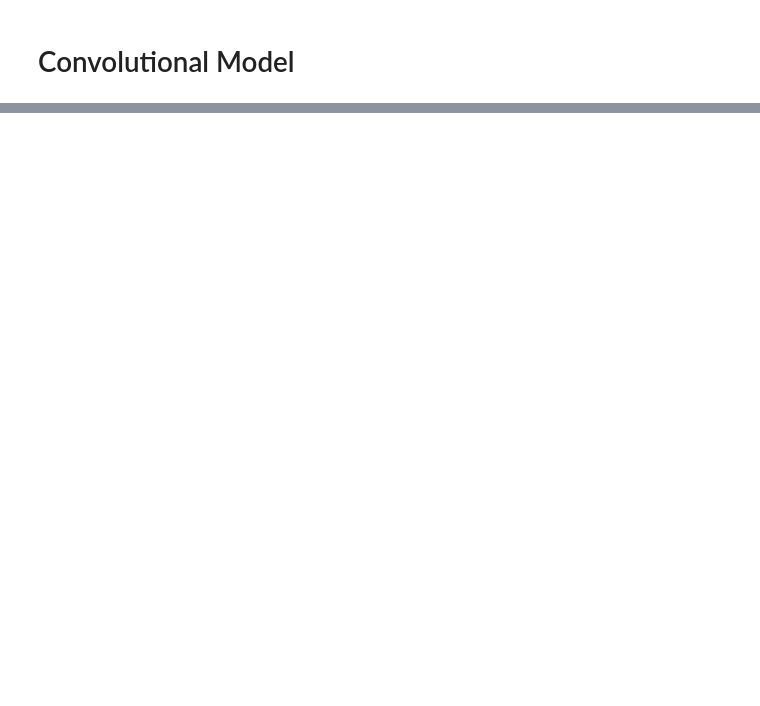
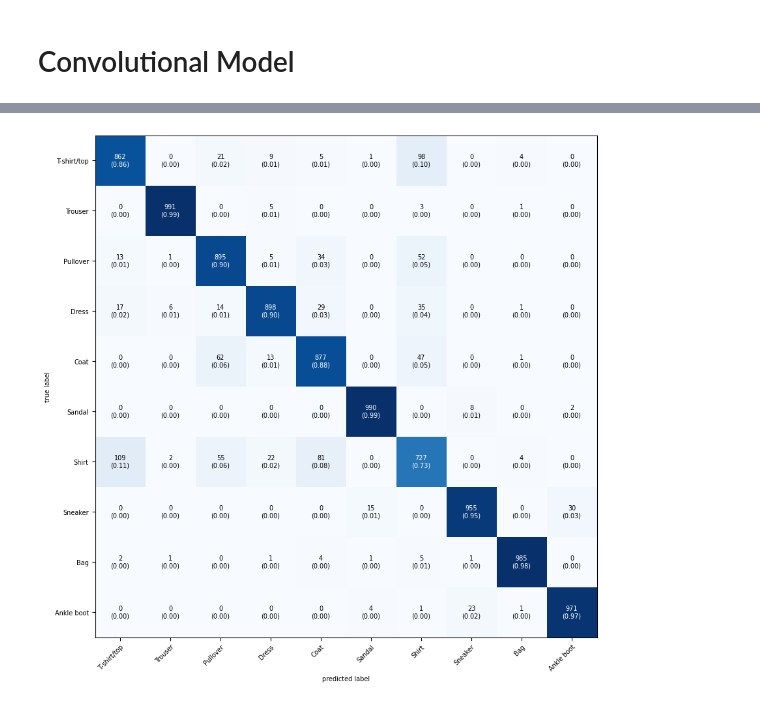
Before and after one commit to chanep/pytorch-test, a Jupyter notebook: chapter_03.ipynb, the cells around one changed output, grey strips where cells are left out. Saved outputs shown, nothing was run; the diff lists cells and outputs as text; code cells hidden in the pictures; blank space fills up the shorter version.

```diff
--- a/chapter_03.ipynb
+++ b/chapter_03.ipynb
@@ -306,0 +352,18 @@ Error:
+# %%
+# Confusion Matrix
+from mlxtend.plotting import plot_confusion_matrix
+def confusion_matrix(model: nn.Module, dataloader: DataLoader, device: torch.device = None):
+    model.eval()
+    y_pred = []
+    y_true = []
+    with torch.inference_mode():
+        for X, y in dataloader:
+            X, y = X.to(device), y.to(device)
+            y_pred.extend(torch.argmax(model(X), dim=1).cpu().numpy())
+            y_true.extend(y.cpu().numpy())
+    return torchmetrics.ConfusionMatrix(task="multiclass", num_classes=len(class_names))(torch.tensor(y_pred), torch.tensor(y_true))
+
+cm = confusion_matrix(model_2, test_dataloader, device)
+fig, axes = plot_confusion_matrix(cm.numpy(), figsize=(10,10), class_names=class_names, show_normed=True)
+# %% [output]
+[figure, added]
```
Also changed, not shown: parts of 8 cells of this notebook.
